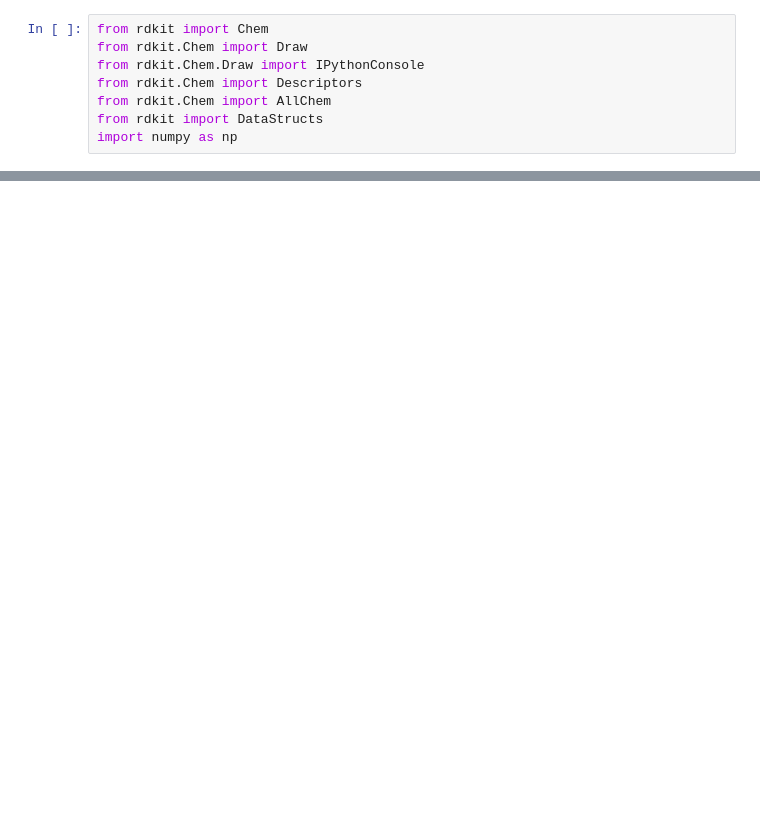
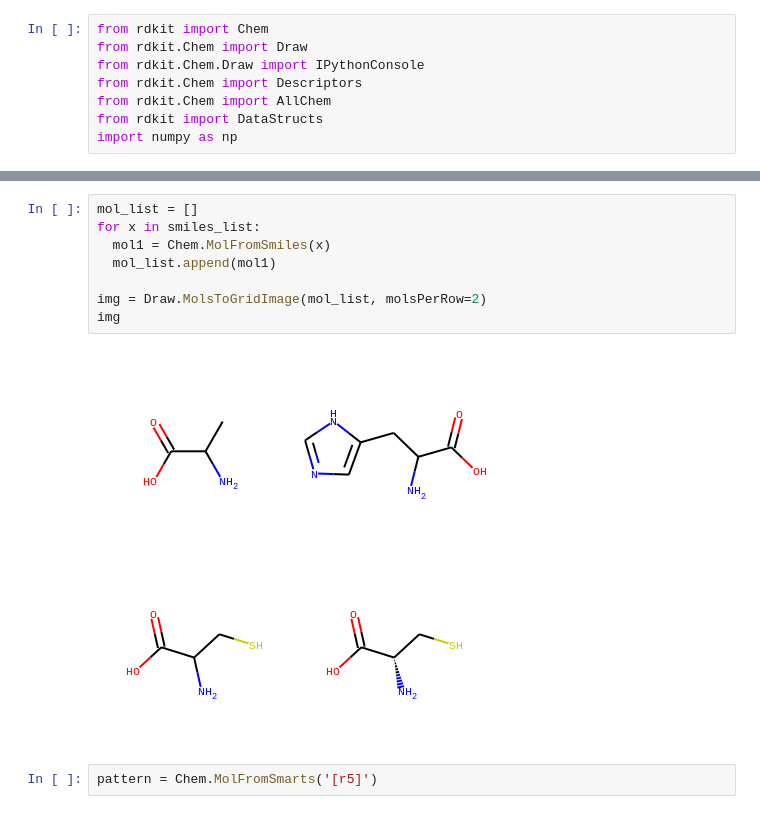
Before and after one commit to MandarKemicentrum/RDKit_Practice, a Jupyter notebook: RDKit_intro.ipynb, the cells around one changed output, grey strips where cells are left out. Saved outputs shown, nothing was run; the diff lists cells and outputs as text; blank space fills up the shorter version.

```diff
--- a/RDKit_intro.ipynb
+++ b/RDKit_intro.ipynb
@@ -32,0 +58,12 @@ import numpy as np
+# %%
+mol_list = []
+for x in smiles_list:
+  mol1 = Chem.MolFromSmiles(x)
+  mol_list.append(mol1)
+
+img = Draw.MolsToGridImage(mol_list, molsPerRow=2)
+img
+# %% [output]
+[figure, added]
+# %%
+pattern = Chem.MolFromSmarts('[r5]')
```
Also changed, not shown: parts of 20 cells of this notebook.
